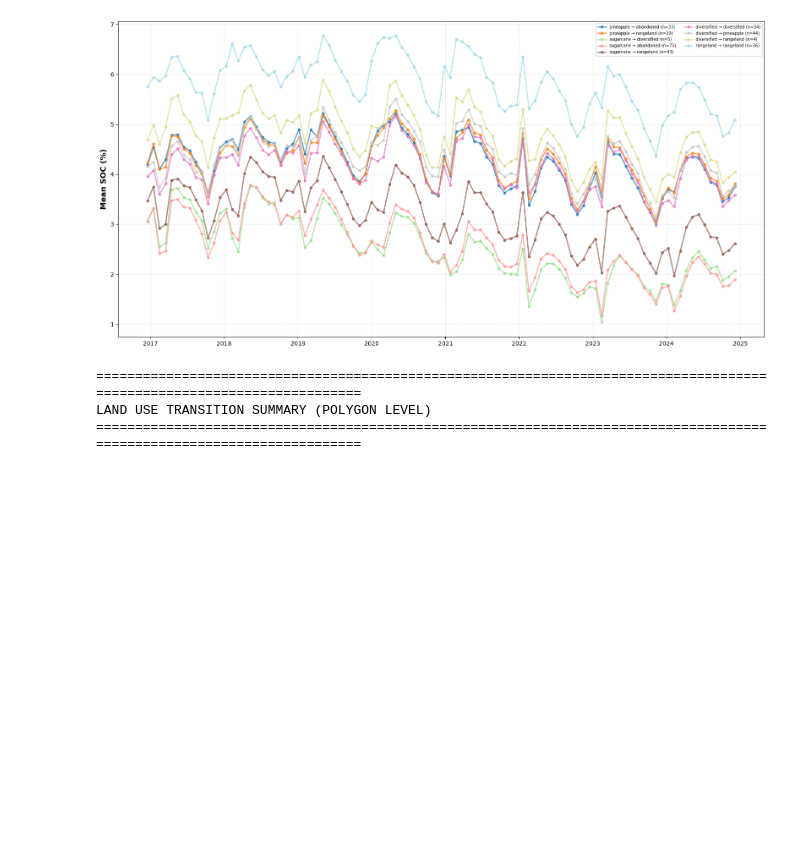
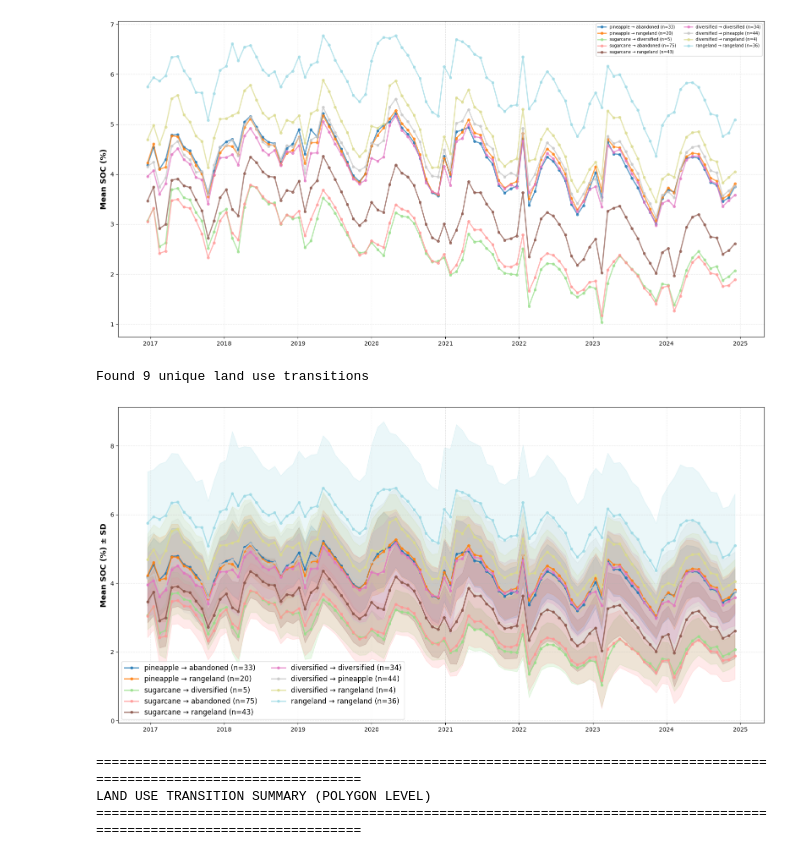
Before and after one commit to hayleypc/HawaiiClimate, a Jupyter notebook: Maui_carbon_landuse_climate_analysis.ipynb, the cells around one changed output. Drawn from its saved outputs; the diff is of its cells as text; code cells hidden in the pictures; blank space fills up the shorter version.

```diff
--- a/Maui_carbon_landuse_climate_analysis.ipynb
+++ b/Maui_carbon_landuse_climate_analysis.ipynb
@@ -94,12 +84,14 @@ Carbon statistics:
   Last year (2024) mean: 3.19%
   Average change: -0.76% (-22.08% change)
 # %%
-# Group by polygon and calculate statistics
+# Group by polygon and calculate statistics - UPDATED to include Suborder
 polygon_summary = df.groupby('polygonid').agg({
     # Take first value for categorical/constant columns
     'landuse_historic': 'first',
     'landuse_current': 'first',
     'land_use_transition': 'first',
+    'climate_description': 'first',
+    'Suborder': 'first',  # ADD THIS LINE
     'geometry': 'first',
 
     # Calculate mean across all points in each polygon for carbon metrics
@@ -209,6 +201,61 @@ plt.show()
 # %% [output]
 Found 9 unique land use transitions
 [figure]
+# %%
+# Get all date columns from df dataframe
+date_cols = [col for col in df.columns if col.startswith('d_')]
+
+# Extract dates from column names
+dates = [datetime.strptime(col.replace('d_', ''), '%Y%m%d') for col in date_cols]
+
+# Get all unique transitions from polygon_summary_filtered
+transitions = polygon_summary_filtered['land_use_transition'].unique()
+print(f"Found {len(transitions)} unique land use transitions")
+
+# Create figure
+fig, ax = plt.subplots(figsize=(16, 8))
+
+# Define colors for each transition
+colors = plt.cm.tab20(np.linspace(0, 1, len(transitions)))
+
+# Plot for each land use transition
+for idx, transition in enumerate(transitions):
+    # Get polygon IDs for this transition
+    polygon_ids = polygon_summary_filtered[polygon_summary_filtered['land_use_transition'] == transition]['polygonid']
+
+    # Filter original df data for these polygons
+    transition_data = df[df['polygonid'].isin(polygon_ids)]
+
+    # Calculate mean and std for each date across all points in these polygons
+    yearly_means = []
+    yearly_stds = []
+    for date_col in date_cols:
+        yearly_means.append(transition_data[date_col].mean())
+        yearly_stds.append(transition_data[date_col].std())
+
+    yearly_means = np.array(yearly_means)
+    yearly_stds = np.array(yearly_stds)
+
+    # Plot line
+    ax.plot(dates, yearly_means,
+            marker='o', linewidth=2, markersize=4,
+            label=f'{transition} (n={len(polygon_ids)})',
+            color=colors[idx], alpha=0.8)
+
+    # Add shaded standard deviation
+    ax.fill_between(dates,
+                    yearly_means - yearly_stds,
+                    yearly_means + yearly_stds,
+                    color=colors[idx], alpha=0.2)
+
+ax.set_ylabel('Mean SOC (%) ± SD', fontsize=13, fontweight='bold')
+ax.grid(True, alpha=0.3, linestyle='--')
+ax.legend(loc='lower left', fontsize=12, ncol=2)
+plt.tight_layout()
+plt.show()
+# %% [output]
+Found 9 unique land use transitions
+[figure, added]
 # %%
 # Create summary dataframe from polygon_summary_filtered with increase/decrease counts
 summary_data = []
```
Also changed, not shown: parts of 17 cells of this notebook.
